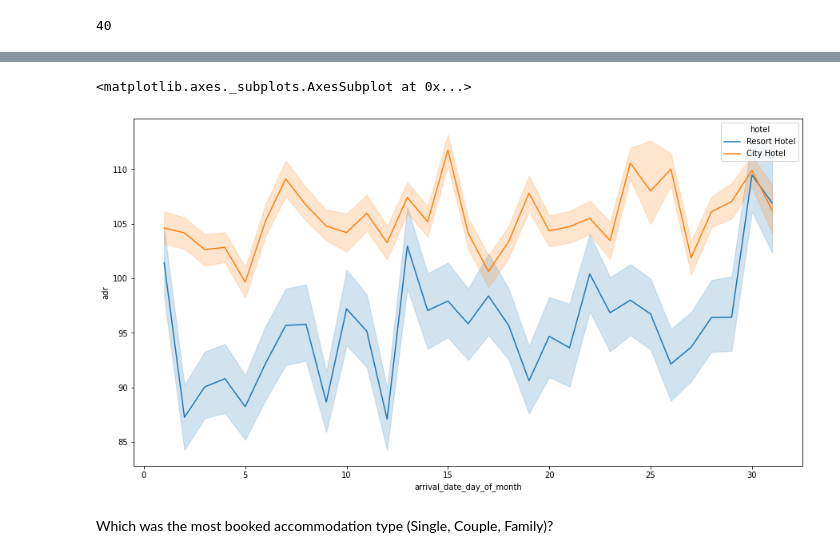
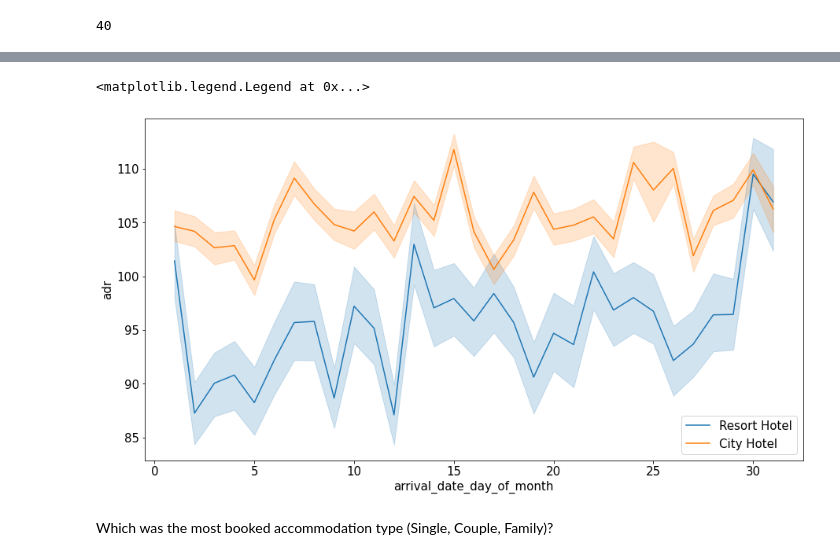
Before and after one commit to Souvik0651/hotel_booking_analysis, a Jupyter notebook: Hotel_Booking_Analysis_Souvik_Capstone_Project.ipynb, the cells around one changed output, grey strips where cells are left out. Saved outputs shown, nothing was run; the diff lists cells and outputs as text; code cells hidden in the pictures.

```diff
--- a/Hotel_Booking_Analysis_Souvik_Capstone_Project.ipynb
+++ b/Hotel_Booking_Analysis_Souvik_Capstone_Project.ipynb
@@ -285,8 +285,9 @@ sns.lineplot(x='arrival_date_month',y='adr',hue='hotel',data=hotel_booking_new,m
 # %%
 sns.lineplot(x='arrival_date_day_of_month',y='adr',hue='hotel',data=hotel_booking_new)
+plt.legend(loc="lower right")
 # %% [output]
-<matplotlib.axes._subplots.AxesSubplot at 0x...>
+<matplotlib.legend.Legend at 0x...>
-[figure, old version]
+[figure, new version]
 # %% [markdown]
 Which was the most booked accommodation type (Single, Couple, Family)?
 # %% [markdown]
```
Also changed, not shown: parts of 31 cells of this notebook.
